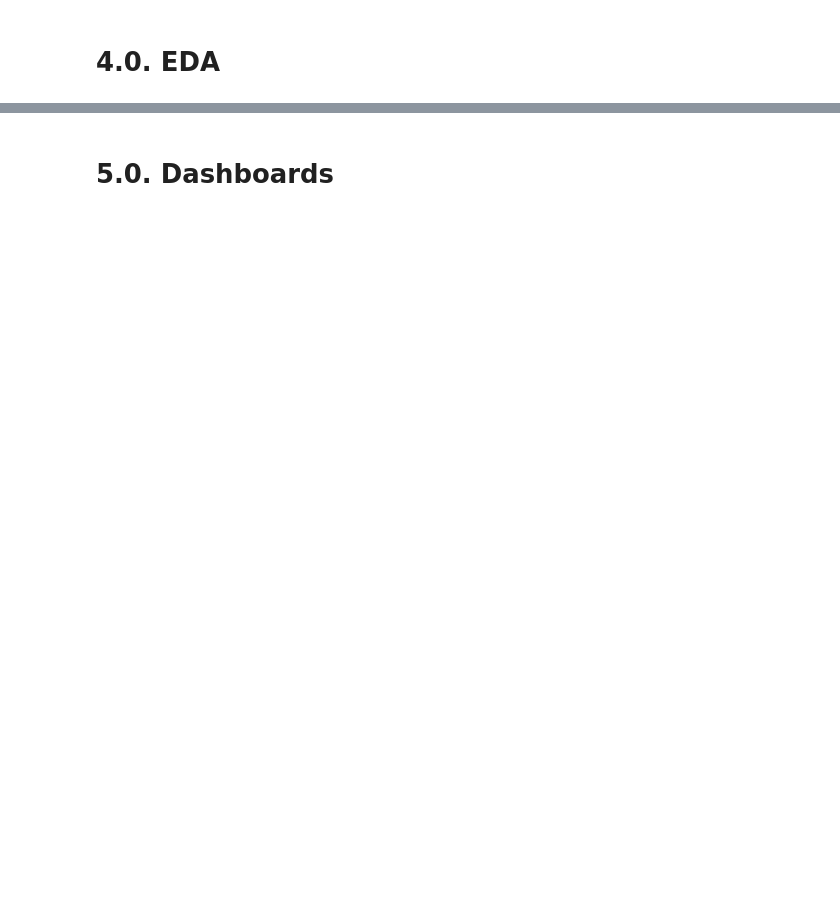
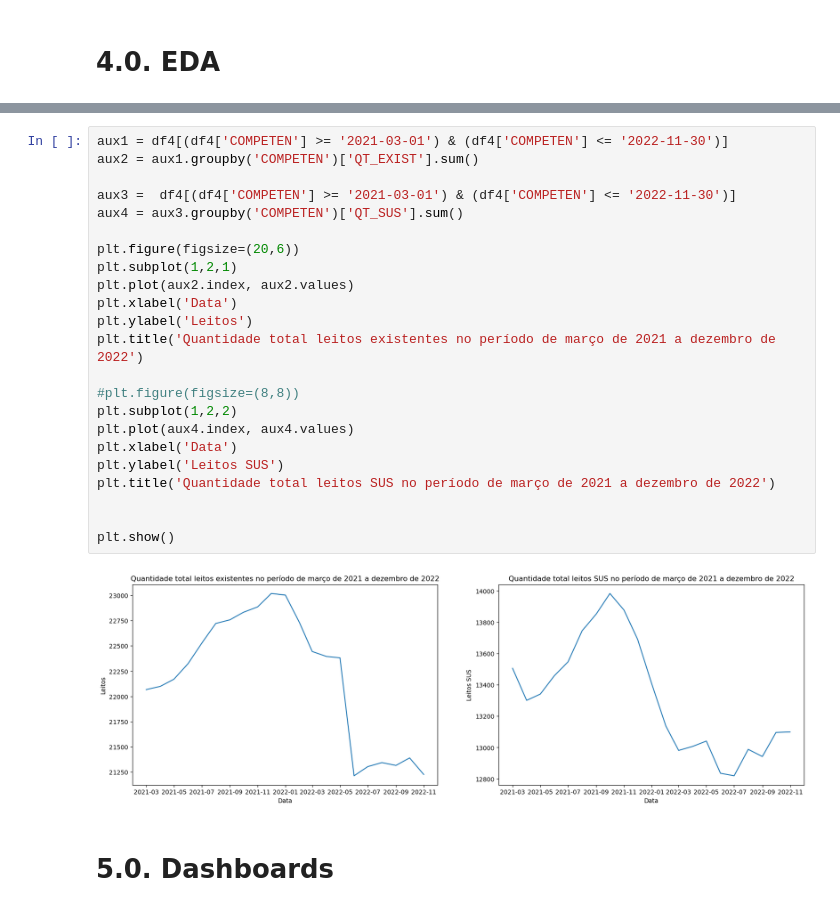
Before and after one commit to math-prog/covid19_leitos_go, a Jupyter notebook: notebooks/0.0-mso-covid_19_leitos.ipynb, the cells around one changed output, grey strips where cells are left out. Cells and saved outputs as stored; diff of their text form; blank space fills up the shorter version.

```diff
--- a/notebooks/0.0-mso-covid_19_leitos.ipynb
+++ b/notebooks/0.0-mso-covid_19_leitos.ipynb
@@ -247,2 +341,27 @@ dtype: int64
+# %%
+aux1 = df4[(df4['COMPETEN'] >= '2021-03-01') & (df4['COMPETEN'] <= '2022-11-30')]
+aux2 = aux1.groupby('COMPETEN')['QT_EXIST'].sum()
+
+aux3 =  df4[(df4['COMPETEN'] >= '2021-03-01') & (df4['COMPETEN'] <= '2022-11-30')]
+aux4 = aux3.groupby('COMPETEN')['QT_SUS'].sum()
+
+plt.figure(figsize=(20,6))
+plt.subplot(1,2,1)
+plt.plot(aux2.index, aux2.values)
+plt.xlabel('Data')
+plt.ylabel('Leitos')
+plt.title('Quantidade total leitos existentes no período de março de 2021 a dezembro de 2022')
+
+#plt.figure(figsize=(8,8))
+plt.subplot(1,2,2)
+plt.plot(aux4.index, aux4.values)
+plt.xlabel('Data')
+plt.ylabel('Leitos SUS')
+plt.title('Quantidade total leitos SUS no período de março de 2021 a dezembro de 2022')
+
+
+plt.show()
+# %% [output]
+[figure, added]
 # %% [markdown]
 # 5.0. Dashboards
```
Also changed, not shown: parts of 23 cells of this notebook.
